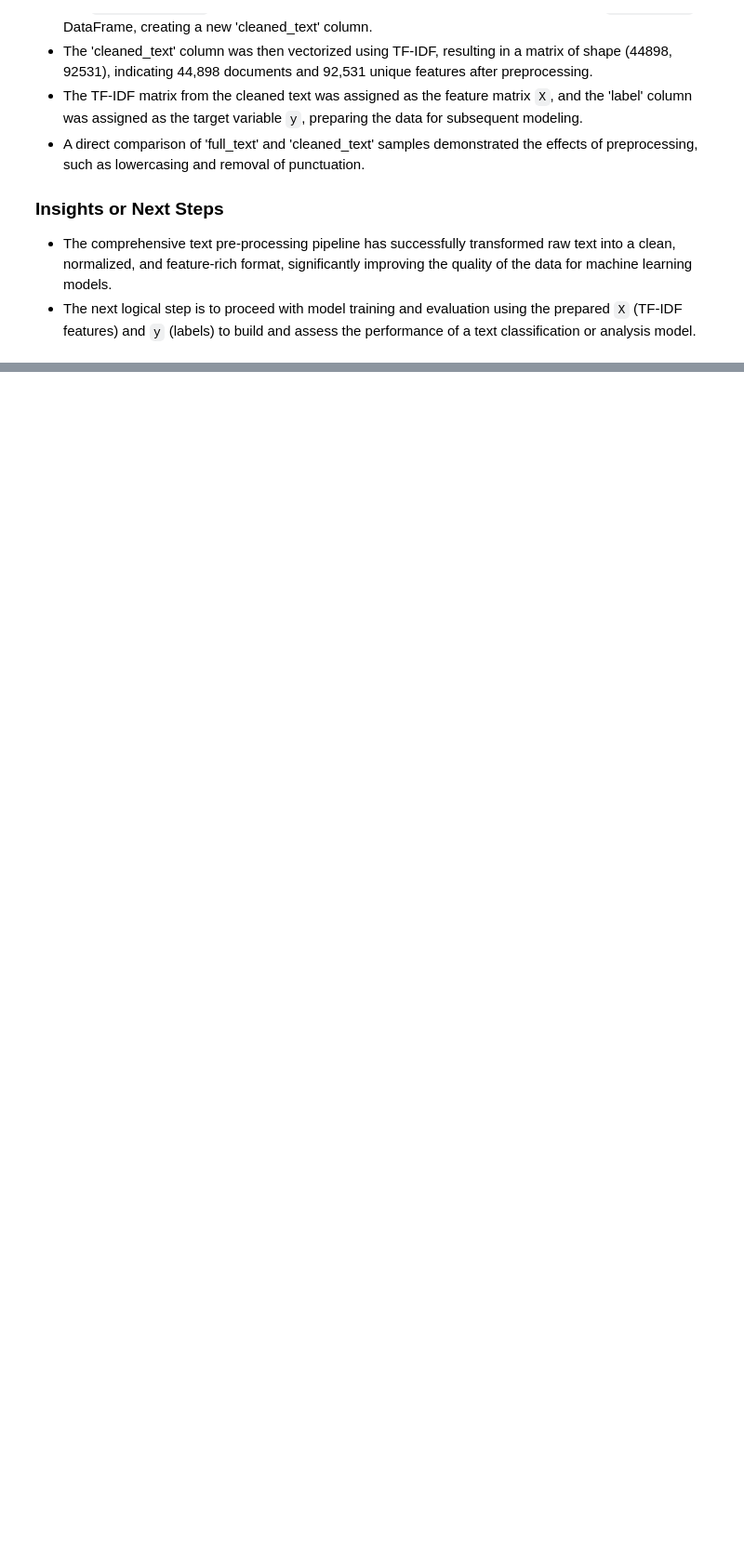
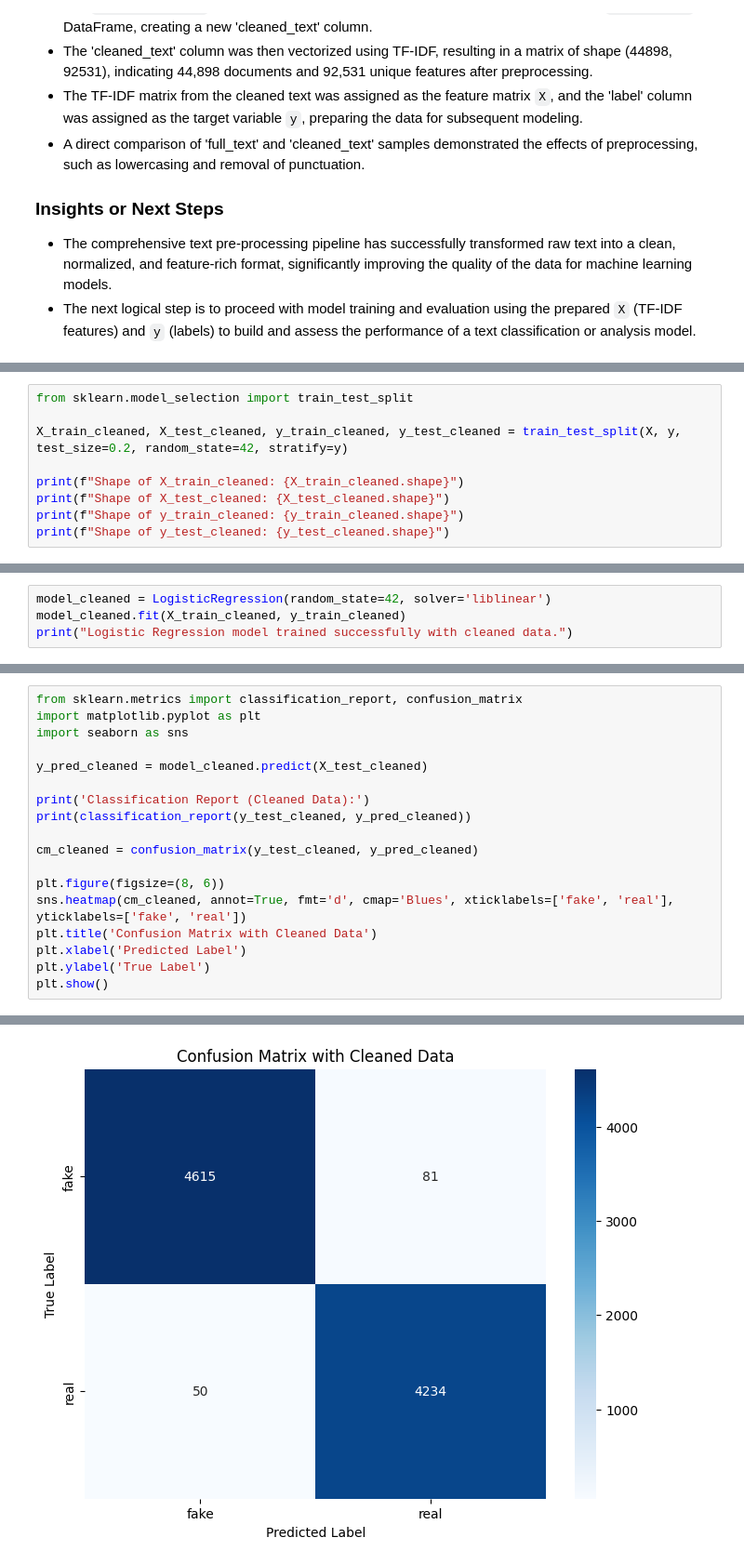
Before and after one commit to ajmainrahman/Supervised-Machine-Learning-ProblemTypes-Tasks-UseCases, a Jupyter notebook: Real_vs_Fake_News_Classification.ipynb, the cells around one changed output, grey strips where cells are left out. Shown at 93% size. Cells and saved outputs as stored; diff of their text form; blank space fills up the shorter version.

```diff
--- a/Real_vs_Fake_News_Classification.ipynb
+++ b/Real_vs_Fake_News_Classification.ipynb
@@ -479,0 +494,9 @@ These techniques offer several potential benefits for the model:
+# %%
+from sklearn.model_selection import train_test_split
+
+X_train_cleaned, X_test_cleaned, y_train_cleaned, y_test_cleaned = train_test_split(X, y, test_size=0.2, random_state=42, stratify=y)
+
+print(f"Shape of X_train_cleaned: {X_train_cleaned.shape}")
+print(f"Shape of X_test_cleaned: {X_test_cleaned.shape}")
+print(f"Shape of y_train_cleaned: {y_train_cleaned.shape}")
+print(f"Shape of y_test_cleaned: {y_test_cleaned.shape}")
@@ -479,0 +516,4 @@ These techniques offer several potential benefits for the model:
+# %%
+model_cleaned = LogisticRegression(random_state=42, solver='liblinear')
+model_cleaned.fit(X_train_cleaned, y_train_cleaned)
+print("Logistic Regression model trained successfully with cleaned data.")
@@ -479,0 +530,19 @@ These techniques offer several potential benefits for the model:
+# %%
+from sklearn.metrics import classification_report, confusion_matrix
+import matplotlib.pyplot as plt
+import seaborn as sns
+
+y_pred_cleaned = model_cleaned.predict(X_test_cleaned)
+
+print('Classification Report (Cleaned Data):')
+print(classification_report(y_test_cleaned, y_pred_cleaned))
+
+cm_cleaned = confusion_matrix(y_test_cleaned, y_pred_cleaned)
+
+plt.figure(figsize=(8, 6))
+sns.heatmap(cm_cleaned, annot=True, fmt='d', cmap='Blues', xticklabels=['fake', 'real'], yticklabels=['fake', 'real'])
+plt.title('Confusion Matrix with Cleaned Data')
+plt.xlabel('Predicted Label')
+plt.ylabel('True Label')
+plt.show()
+# %% [output]
@@ -479,0 +558 @@ These techniques offer several potential benefits for the model:
+[figure, added]
```
Also changed, not shown: parts of 72 cells of this notebook.
